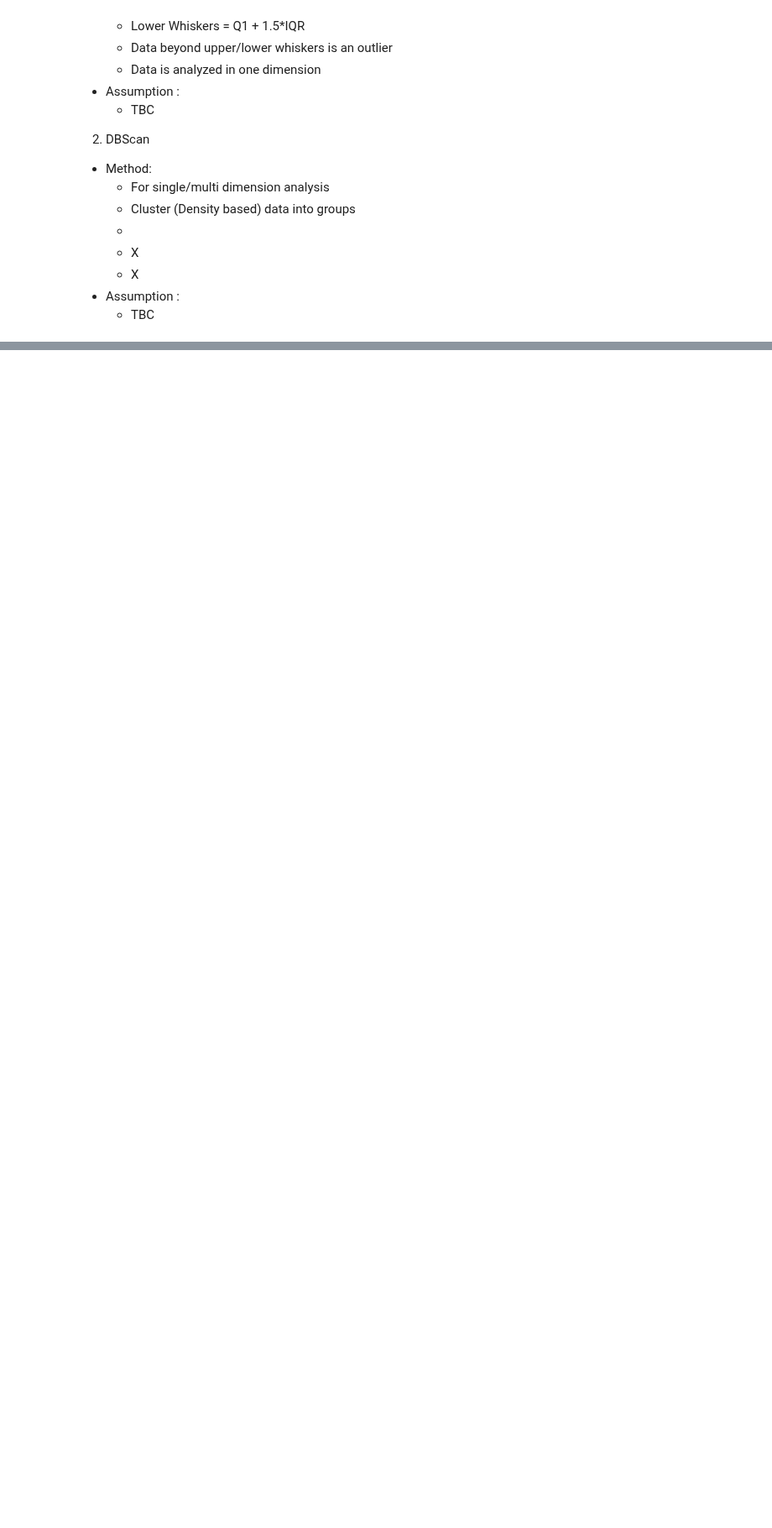
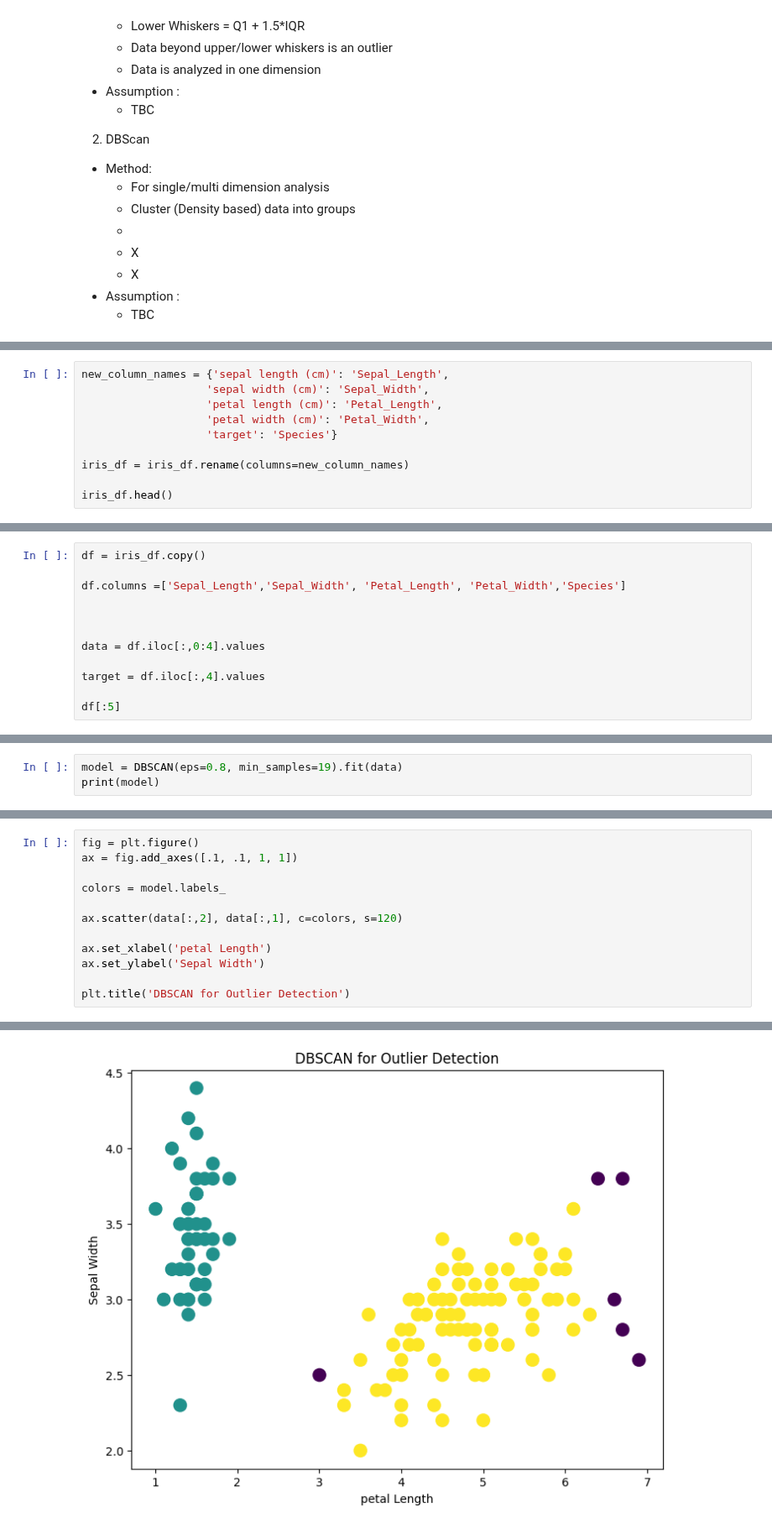
Before and after one commit to megatAhmad/sma_2023_oct, a Jupyter notebook: Python_OutliersAnalysis.ipynb, the cells around one changed output, grey strips where cells are left out. Shown at 84% size. Saved outputs shown, nothing was run; the diff lists cells and outputs as text; blank space fills up the shorter version.

```diff
--- a/Python_OutliersAnalysis.ipynb
+++ b/Python_OutliersAnalysis.ipynb
@@ -56,0 +230,10 @@ a
+# %%
+new_column_names = {'sepal length (cm)': 'Sepal_Length',
+                   'sepal width (cm)': 'Sepal_Width',
+                   'petal length (cm)': 'Petal_Length',
+                   'petal width (cm)': 'Petal_Width',
+                   'target': 'Species'}
+
+iris_df = iris_df.rename(columns=new_column_names)
+
+iris_df.head()
@@ -56,0 +247,12 @@ a
+# %%
+df = iris_df.copy()
+
+df.columns =['Sepal_Length','Sepal_Width', 'Petal_Length', 'Petal_Width','Species']
+
+
+
+data = df.iloc[:,0:4].values
+
+target = df.iloc[:,4].values
+
+df[:5]
@@ -56,0 +266,3 @@ a
+# %%
+model = DBSCAN(eps=0.8, min_samples=19).fit(data)
+print(model)
@@ -56,0 +285,13 @@ a
+# %%
+fig = plt.figure()
+ax = fig.add_axes([.1, .1, 1, 1])
+
+colors = model.labels_
+
+ax.scatter(data[:,2], data[:,1], c=colors, s=120)
+
+ax.set_xlabel('petal Length')
+ax.set_ylabel('Sepal Width')
+
+plt.title('DBSCAN for Outlier Detection')
+# %% [output]
@@ -56,0 +299 @@ a
+[figure, added]
```
Also changed, not shown: parts of 29 cells of this notebook.
